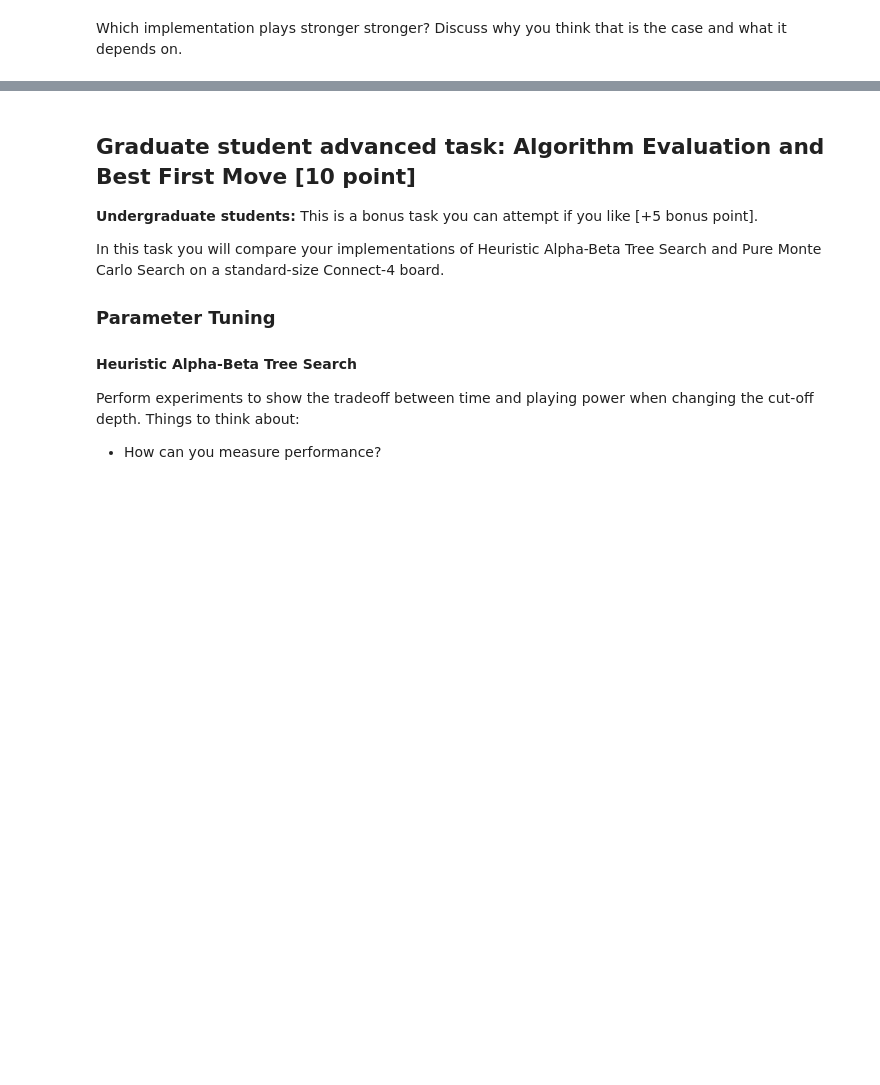
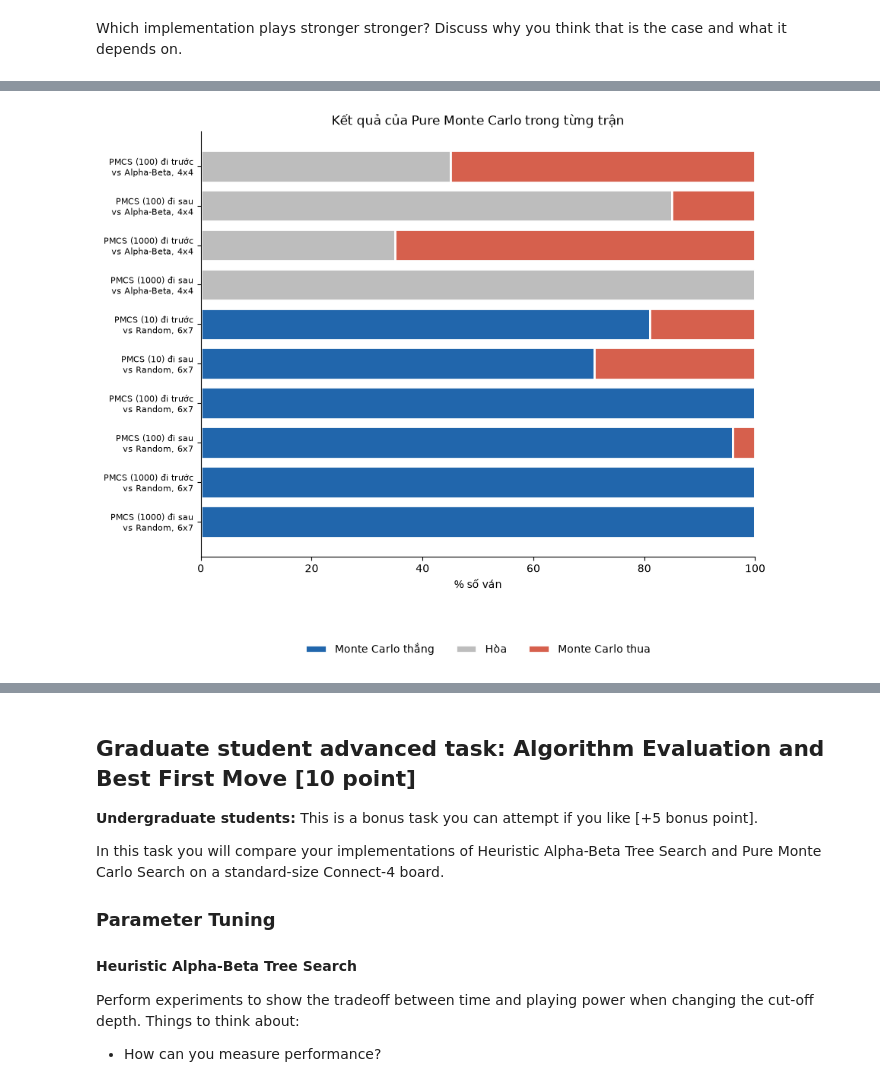
Before and after one commit to Ko4rut/ML-Advance-Group, a Jupyter notebook: lab05 - game/lab05 - game/assignment_connect4.ipynb, the cells around one changed output, grey strips where cells are left out. Saved outputs shown, nothing was run; the diff lists cells and outputs as text; code cells hidden in the pictures; blank space fills up the shorter version.

```diff
--- a/lab05 - game/lab05 - game/assignment_connect4.ipynb
+++ b/lab05 - game/lab05 - game/assignment_connect4.ipynb
@@ -836,0 +1006,19 @@ Which implementation plays stronger stronger? Discuss why you think that is the
+# %%
+connect4_montecarlo.DEBUG = 0
+match_rows = []
+alpha_beta = AlphaBetaAgent(move_order = no_ordering, remember_moves = True)   # dùng chung để nhớ các thế cờ đã tính
+
+
+def run_match(match, board_name, first, second, games, shape, mc = None):
+    """cho `first` đấu `second` `games` ván (first đi trước). mc: PMCSAgent cần đo thời gian."""
+    np.random.seed(SEED)
+    mc.move_times.clear()
+    r = play(first.act if hasattr(first, "act") else first, second.act if hasattr(second, "act") else second,
+             N = games, shape = shape)
+    row = {"Trận": match, "Bàn": board_name,
+           "Bên A (đi trước)": getattr(first, "name", "Random"), "Bên B (đi sau)": getattr(second, "name", "Random"),
+           "Số ván": games, "A thắng": r["first"], "Hòa": r["draw"], "B thắng": r["second"],
+           "Thời gian TB/nước của Monte Carlo (ms)": round(float(1000 * np.mean(mc.move_times)), 2)}
+    match_rows.append(row)
+    print(row)
+    return r
@@ -836,0 +1099,27 @@ Which implementation plays stronger stronger? Discuss why you think that is the
+# %%
+results_table = pd.DataFrame(match_rows)
+display(results_table)
+
+# Biểu đồ: kết quả của Monte Carlo (thắng / hòa / thua) trong từng trận, tính theo phần trăm số ván.
+mc_name = lambda row: row["Bên A (đi trước)"] if row["Bên A (đi trước)"].startswith("PMCS") else row["Bên B (đi sau)"]
+labels, wins, draws, losses = [], [], [], []
+for _, row in results_table.iterrows():
+    mc_first = row["Bên A (đi trước)"].startswith("PMCS")
+    w, l = (row["A thắng"], row["B thắng"]) if mc_first else (row["B thắng"], row["A thắng"])
+    opponent = row["Bên B (đi sau)"] if mc_first else row["Bên A (đi trước)"]
+    labels.append(f"{mc_name(row)} {'đi trước' if mc_first else 'đi sau'}\nvs {opponent}, {row['Bàn']}")
+    wins.append(100 * w / row["Số ván"]); draws.append(100 * row["Hòa"] / row["Số ván"]); losses.append(100 * l / row["Số ván"])
+
+fig, ax = plt.subplots(figsize = (9, 0.6 * len(labels) + 1.5))
+y = np.arange(len(labels))[::-1]
+ax.barh(y, wins, color = "#2166ac", label = "Monte Carlo thắng", edgecolor = "white", linewidth = 2)
+ax.barh(y, draws, left = wins, color = "#bdbdbd", label = "Hòa", edgecolor = "white", linewidth = 2)
+ax.barh(y, losses, left = np.array(wins) + np.array(draws), color = "#d6604d", label = "Monte Carlo thua", edgecolor = "white", linewidth = 2)
+ax.set_yticks(y); ax.set_yticklabels(labels, fontsize = 8)
+ax.set_xlim(0, 100); ax.set_xlabel("% số ván")
+ax.set_title("Kết quả của Pure Monte Carlo trong từng trận")
+ax.legend(loc = "upper center", bbox_to_anchor = (0.5, -0.18), ncol = 3, frameon = False)
+for spine in ("top", "right"): ax.spines[spine].set_visible(False)
+plt.tight_layout()
+plt.show()
+# %% [output]
@@ -836,0 +1137 @@ Which implementation plays stronger stronger? Discuss why you think that is the
+[figure, added]
```
Also changed, not shown: parts of 28 cells of this notebook.
